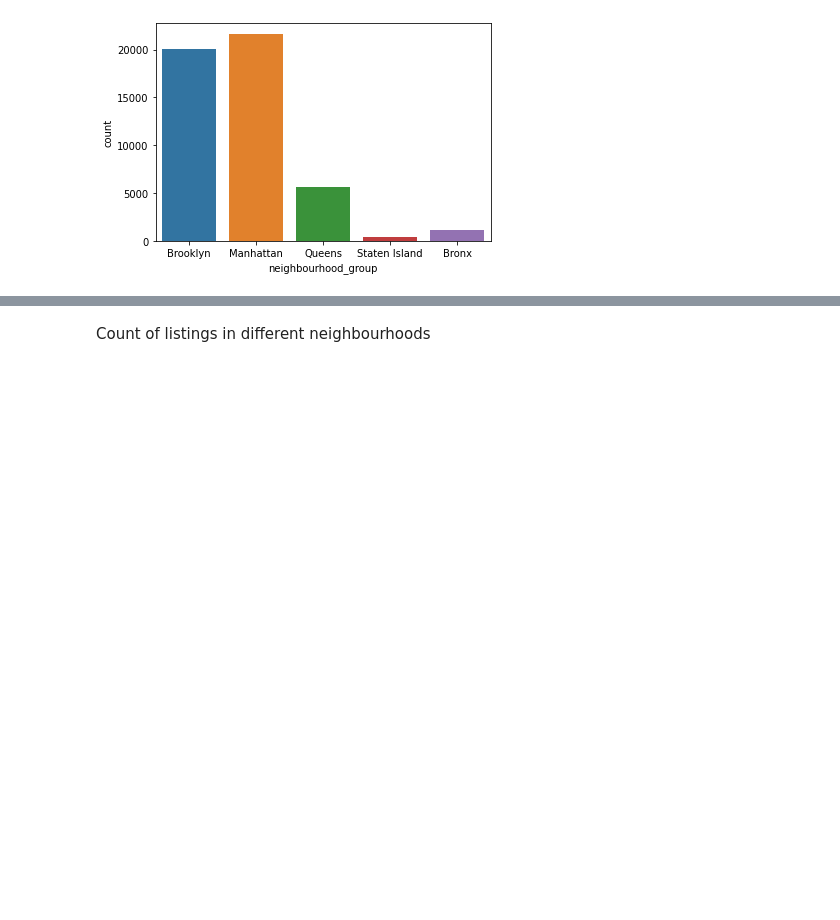
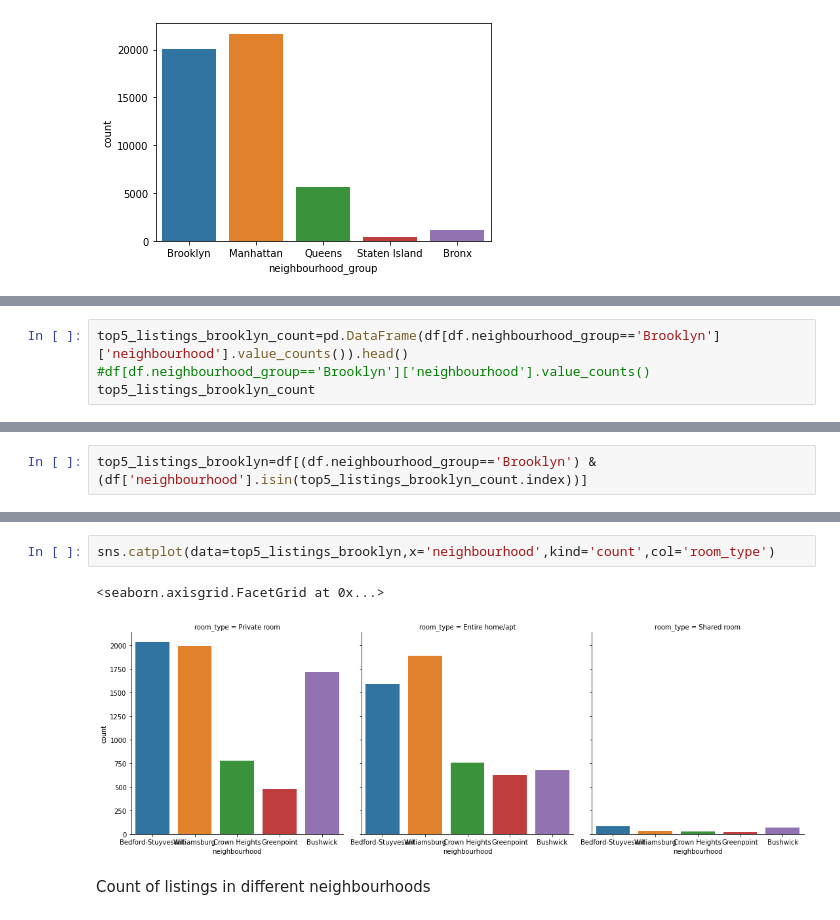
Before and after one commit to abdulaziz2208/Airbnb-Bookings-analysis, a Jupyter notebook: Airbnb_Bookings_Analysis_Capstone_Project.ipynb, the cells around one changed output, grey strips where cells are left out. Saved outputs shown, nothing was run; the diff lists cells and outputs as text; blank space fills up the shorter version.

```diff
--- a/Airbnb_Bookings_Analysis_Capstone_Project.ipynb
+++ b/Airbnb_Bookings_Analysis_Capstone_Project.ipynb
@@ -230,0 +244,4 @@ sns.catplot(x="room_type",  col="neighbourhood_group",
+# %%
+top5_listings_brooklyn_count=pd.DataFrame(df[df.neighbourhood_group=='Brooklyn']['neighbourhood'].value_counts()).head()
+#df[df.neighbourhood_group=='Brooklyn']['neighbourhood'].value_counts()
+top5_listings_brooklyn_count
@@ -230,0 +255,2 @@ sns.catplot(x="room_type",  col="neighbourhood_group",
+# %%
+top5_listings_brooklyn=df[(df.neighbourhood_group=='Brooklyn') & (df['neighbourhood'].isin(top5_listings_brooklyn_count.index))]
@@ -231,3 +268,8 @@ sns.catplot(x="room_type",  col="neighbourhood_group",
+# %%
+sns.catplot(data=top5_listings_brooklyn,x='neighbourhood',kind='count',col='room_type')
+# %% [output]
+<seaborn.axisgrid.FacetGrid at 0x...>
+[figure, added]
 # %% [markdown]
 Count of listings in different neighbourhoods
 # %%
```
Also changed, not shown: parts of 14 cells of this notebook.
